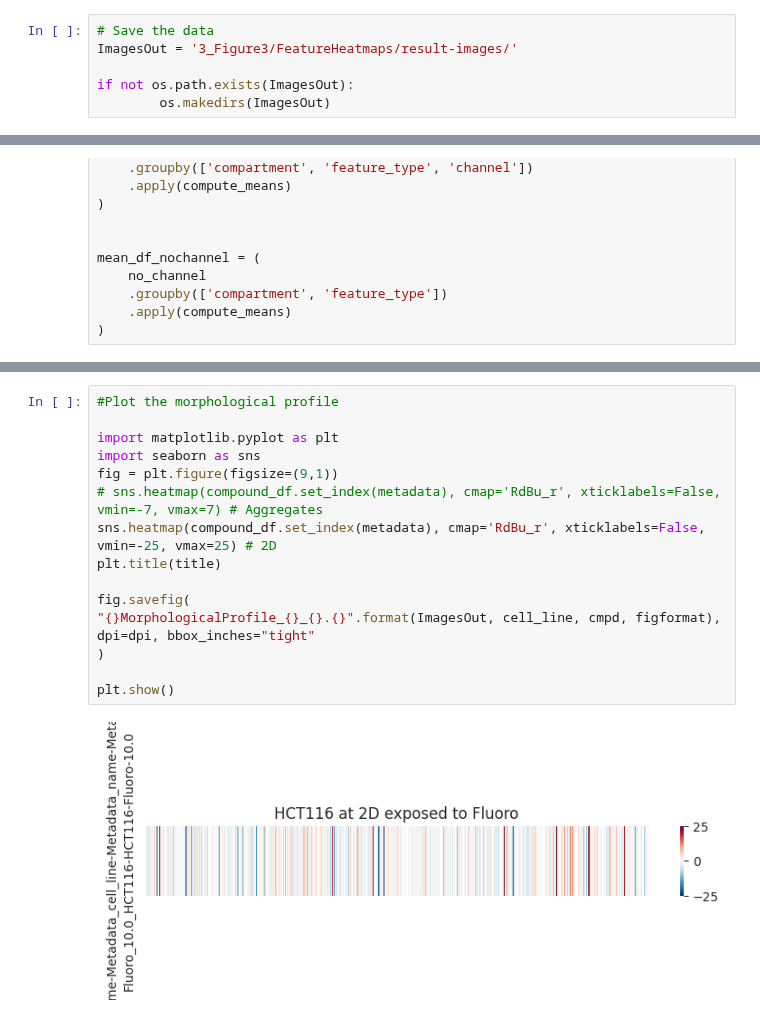
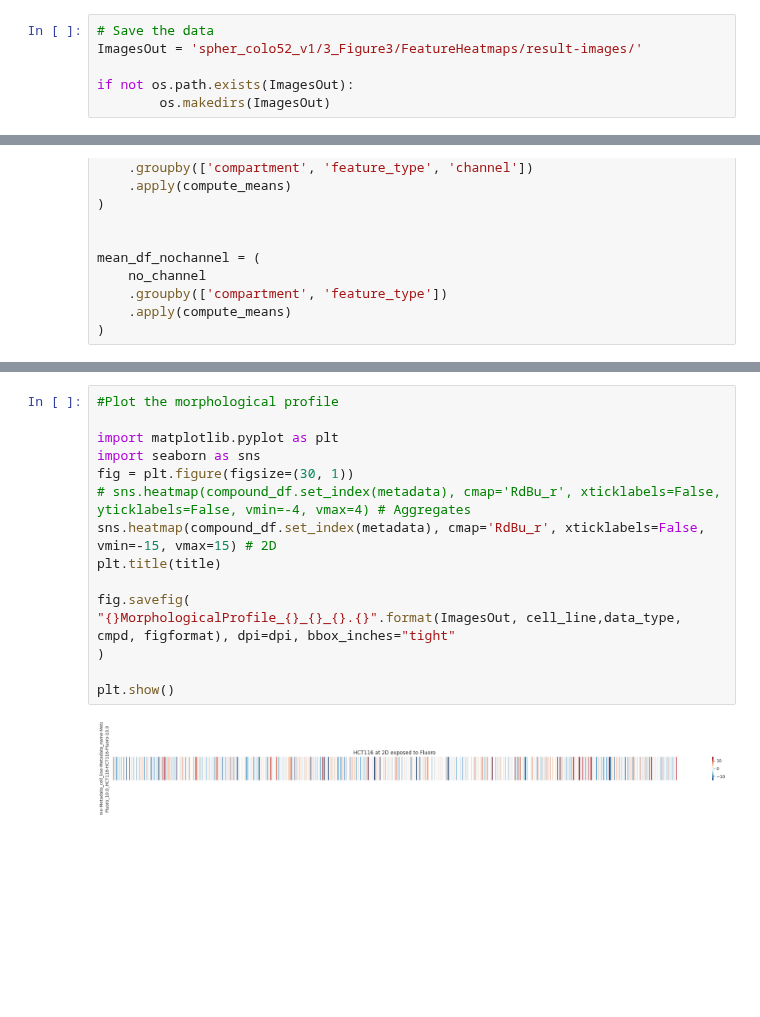
Before and after one commit to pharmbio/colopaint3D, a Jupyter notebook: spher_colo52_v1/3_Figure3/FeatureHeatmaps/feature_heatmaps.ipynb, the cells around one changed output, grey strips where cells are left out. Saved outputs shown, nothing was run; the diff lists cells and outputs as text; blank space fills up the shorter version.

Commit message:
prepare Repository metadata

```diff
--- a/spher_colo52_v1/3_Figure3/FeatureHeatmaps/feature_heatmaps.ipynb
+++ b/spher_colo52_v1/3_Figure3/FeatureHeatmaps/feature_heatmaps.ipynb
@@ -31,7 +31,7 @@ conc = 10.0
 title = f"{cell_line} at {data_type} exposed to {cmpd}"
 # %%
 # Save the data
-ImagesOut = '3_Figure3/FeatureHeatmaps/result-images/'
+ImagesOut = 'spher_colo52_v1/3_Figure3/FeatureHeatmaps/result-images/'
 
 if not os.path.exists(ImagesOut):
         os.makedirs(ImagesOut)
@@ -494,17 +494,17 @@ plot_feature_heatmap_small(mean_df_nochannel, title)
 # %%
 #Plot the morphological profile
 
 import matplotlib.pyplot as plt
 import seaborn as sns
-fig = plt.figure(figsize=(9,1))
-# sns.heatmap(compound_df.set_index(metadata), cmap='RdBu_r', xticklabels=False, vmin=-7, vmax=7) # Aggregates
-sns.heatmap(compound_df.set_index(metadata), cmap='RdBu_r', xticklabels=False, vmin=-25, vmax=25) # 2D
+fig = plt.figure(figsize=(30, 1))
+# sns.heatmap(compound_df.set_index(metadata), cmap='RdBu_r', xticklabels=False, yticklabels=False, vmin=-4, vmax=4) # Aggregates
+sns.heatmap(compound_df.set_index(metadata), cmap='RdBu_r', xticklabels=False, vmin=-15, vmax=15) # 2D
 plt.title(title)
 
 fig.savefig(
-"{}MorphologicalProfile_{}_{}.{}".format(ImagesOut, cell_line, cmpd, figformat), dpi=dpi, bbox_inches="tight"
+"{}MorphologicalProfile_{}_{}_{}.{}".format(ImagesOut, cell_line,data_type, cmpd, figformat), dpi=dpi, bbox_inches="tight"
 )
 
 plt.show()
 # %% [output]
-[figure, old version]
+[figure, new version]
```
Also changed, not shown: parts of 2 cells of this notebook, 8 other files.
